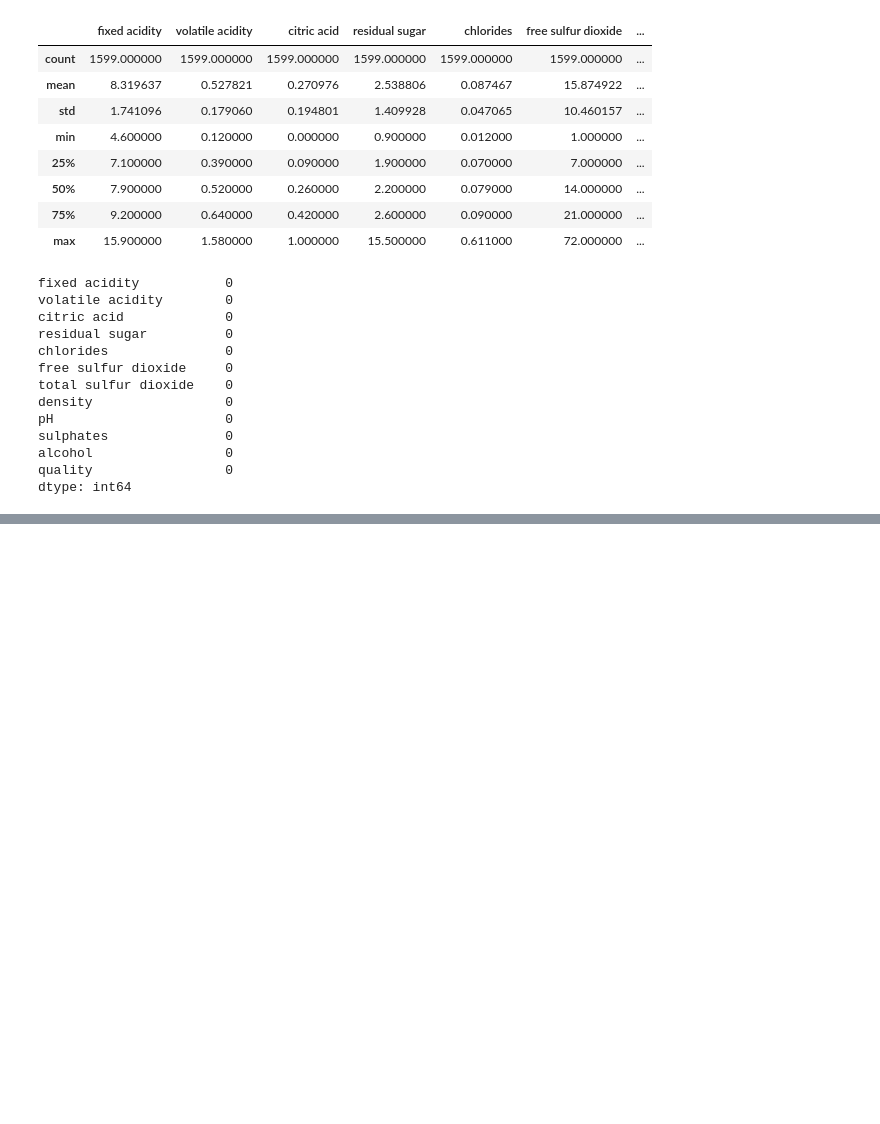
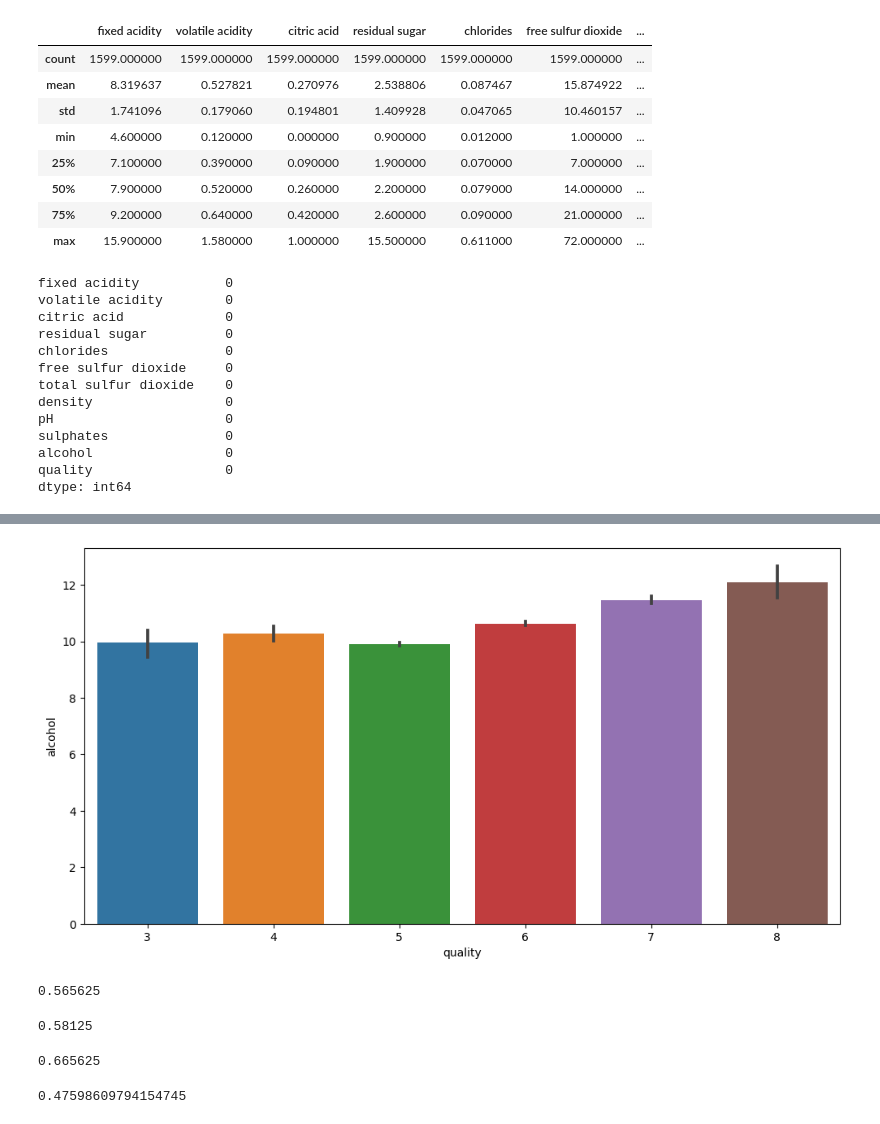
Before and after one commit to F1ameX/Machine-learning, a Jupyter notebook: Wine-quality_Kaggle/sample.ipynb, the cells around one changed output, grey strips where cells are left out. Saved outputs shown, nothing was run; the diff lists cells and outputs as text; code cells hidden in the pictures; blank space fills up the shorter version.

Commit message:
Wine quality analysis. Chose best model

```diff
--- a/Wine-quality_Kaggle/sample.ipynb
+++ b/Wine-quality_Kaggle/sample.ipynb
@@ -64,0 +92,6 @@ sns.heatmap(corr_matrix)
+# %%
+plt.figure(figsize = (12,6))
+sns.barplot(x='quality', y = 'alcohol', data = df)
+plt.show()
+# %% [output]
+[figure, added]
@@ -64,0 +106,30 @@ sns.heatmap(corr_matrix)
+# %%
+regression = LogisticRegression()
+regression.fit(X_train_std, y_train)
+prediction = regression.predict(X_test_std)
+regression_accuracy = accuracy_score(y_test, prediction)
+regression_accuracy
+# %% [output]
+0.565625
+# %%
+decision_tree = DecisionTreeClassifier()
+decision_tree.fit(X_train_std, y_train)
+decision_tree_accuracy = accuracy_score(y_test, decision_tree.predict(X_test_std))
+decision_tree_accuracy
+# %% [output]
+0.58125
+# %%
+random_forest = RandomForestClassifier()
+random_forest.fit(X_train_std, y_train)
+random_forest_accuracy = accuracy_score(y_test, random_forest.predict(X_test_std))
+random_forest_accuracy
+# %% [output]
+0.665625
+# %%
+catboost = CatBoostRegressor(verbose=False)
+catboost.fit(X_train_std, y_train)
+catboost.predict(X_test_std)
+catboost_accuracy = catboost.score(X_test_std, y_test)
+catboost_accuracy
+# %% [output]
+0.47598609794154745
```
Also changed, not shown: parts of 8 cells of this notebook.
